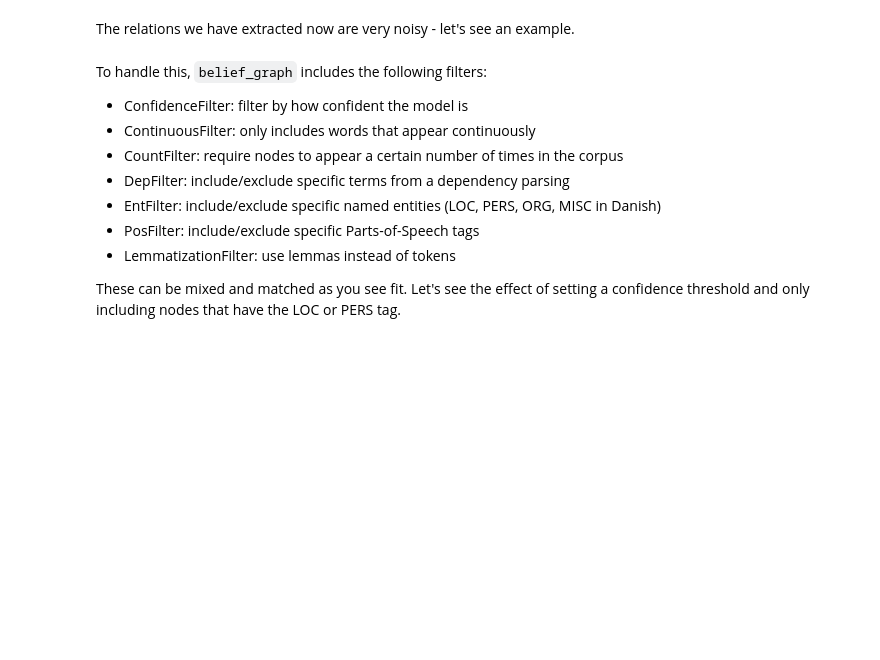
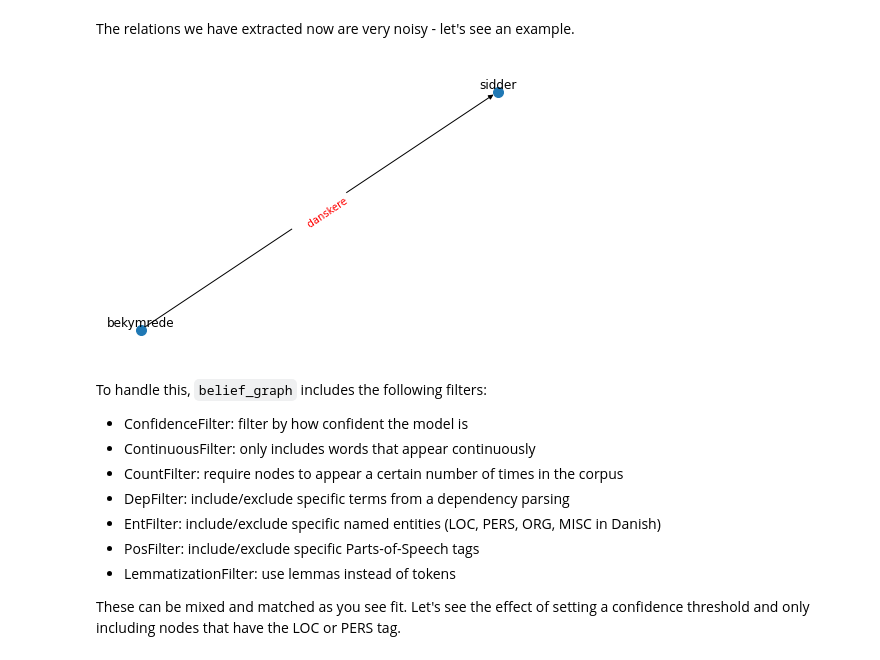
Before and after one commit to KennethEnevoldsen/Conspiracies, a Jupyter notebook: notebooks/tutorial.ipynb, the cells around one changed output. Saved outputs shown, nothing was run; the diff lists cells and outputs as text; code cells hidden in the pictures; blank space fills up the shorter version.

```diff
--- a/notebooks/tutorial.ipynb
+++ b/notebooks/tutorial.ipynb
@@ -25,11 +26,13 @@ graph = bg.BeliefGraph(parser=bp)
 # %% [markdown]
 Now with everything set up, we are ready to add texts to the pipeline.
 # %%
-graph.add_texts(tweet_list)
+graph.add_texts(EXAMPLES)
 # %% [markdown]
 The relations we have extracted now are very noisy - let's see an example.
 # %%
-graph.plot_node(nodes = "Mette Frederiksen")
+graph.plot_node(nodes = "bekymrede")
+# %% [output]
+[figure, added]
 # %% [markdown]
 To handle this, `belief_graph` includes the following filters:
 
```
Also changed, not shown: parts of 6 cells of this notebook, 2 other files.
